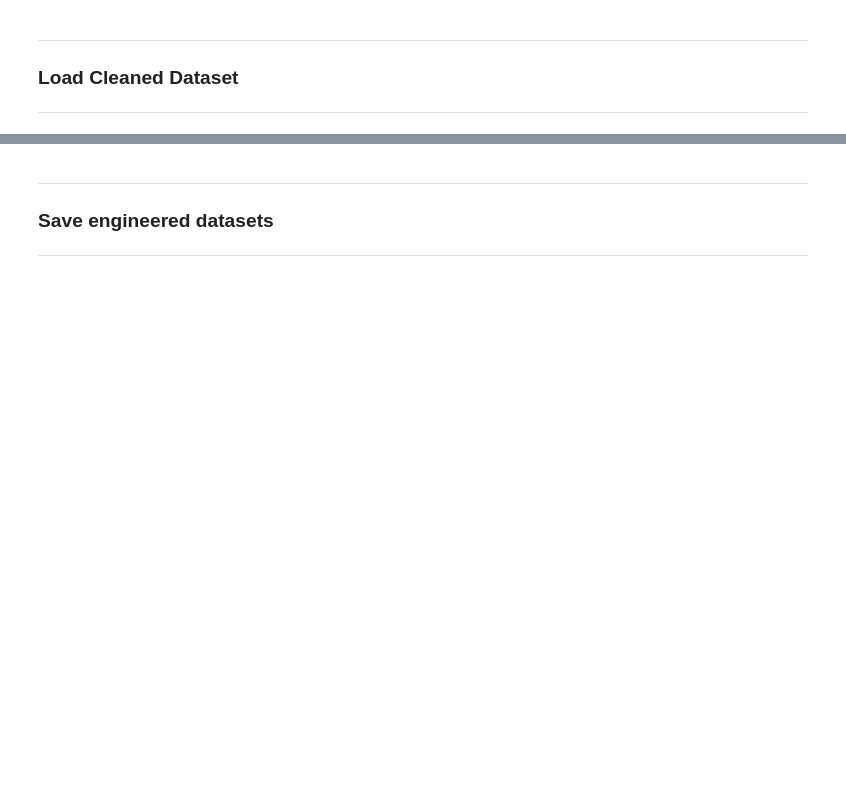
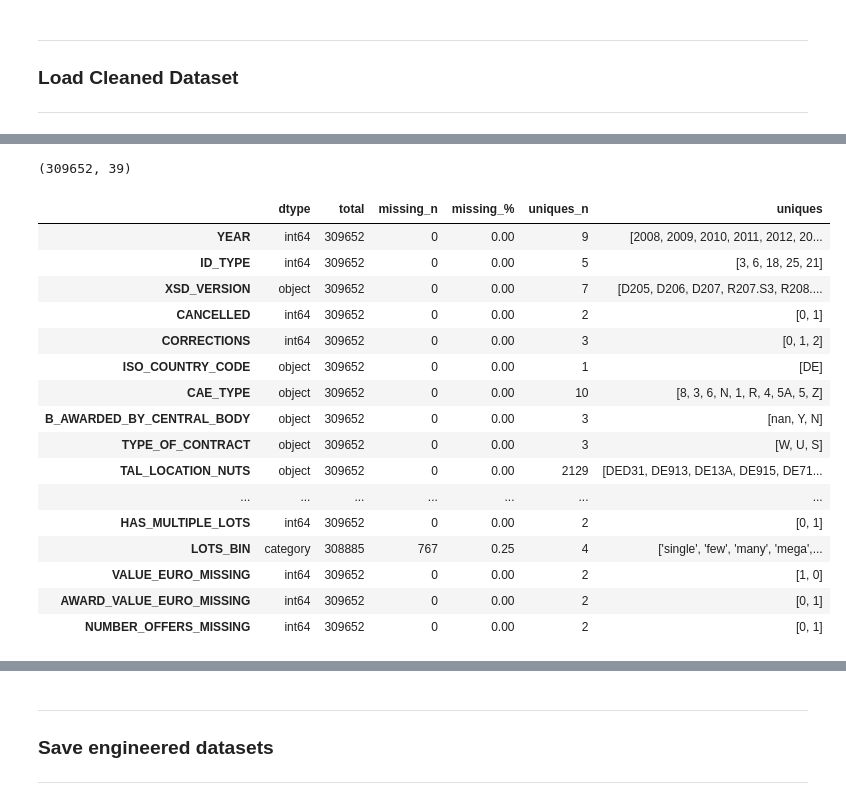
Before and after one commit to datascience-faina/public-procurement-support, a Jupyter notebook: notebooks/03_feature_engineering.ipynb, the cells around one changed output, grey strips where cells are left out. Cells and saved outputs as stored; diff of their text form; code cells hidden in the pictures; blank space fills up the shorter version.

```diff
--- a/notebooks/03_feature_engineering.ipynb
+++ b/notebooks/03_feature_engineering.ipynb
@@ -86,4 +125,26 @@ df_de_fe = feature_engineering(df_de)
+# %%
+# shape of the EU dataset
+print(df_de_fe.shape)
+# %% [output]
+(309652, 39)
 # %%
-# Inspect new features
-print(df_fe.columns)
-df_fe.head()
+# inspekt of the EU dataset
+overview(df_de_fe)
+# %% [output]
+|  | dtype | total | missing_n | missing_% | uniques_n | uniques |
+| YEAR | int64 | 309652 | 0 | 0.00 | 9 | [2008, 2009, 2010, 2011, 2012, 20... |
+| ID_TYPE | int64 | 309652 | 0 | 0.00 | 5 | [3, 6, 18, 25, 21] |
+| XSD_VERSION | object | 309652 | 0 | 0.00 | 7 | [D205, D206, D207, R207.S3, R208.... |
+| CANCELLED | int64 | 309652 | 0 | 0.00 | 2 | [0, 1] |
+| CORRECTIONS | int64 | 309652 | 0 | 0.00 | 3 | [0, 1, 2] |
+| ISO_COUNTRY_CODE | object | 309652 | 0 | 0.00 | 1 | [DE] |
+| CAE_TYPE | object | 309652 | 0 | 0.00 | 10 | [8, 3, 6, N, 1, R, 4, 5A, 5, Z] |
+| B_AWARDED_BY_CENTRAL_BODY | object | 309652 | 0 | 0.00 | 3 | [nan, Y, N] |
+| TYPE_OF_CONTRACT | object | 309652 | 0 | 0.00 | 3 | [W, U, S] |
+| TAL_LOCATION_NUTS | object | 309652 | 0 | 0.00 | 2129 | [DED31, DE913, DE13A, DE915, DE71... |
+| ... | ... | ... | ... | ... | ... | ... |
+| HAS_MULTIPLE_LOTS | int64 | 309652 | 0 | 0.00 | 2 | [0, 1] |
+| LOTS_BIN | category | 308885 | 767 | 0.25 | 4 | ['single', 'few', 'many', 'mega',... |
+| VALUE_EURO_MISSING | int64 | 309652 | 0 | 0.00 | 2 | [1, 0] |
+| AWARD_VALUE_EURO_MISSING | int64 | 309652 | 0 | 0.00 | 2 | [0, 1] |
+| NUMBER_OFFERS_MISSING | int64 | 309652 | 0 | 0.00 | 2 | [0, 1] |
```
Also changed, not shown: parts of 10 cells of this notebook, 3 other files.
